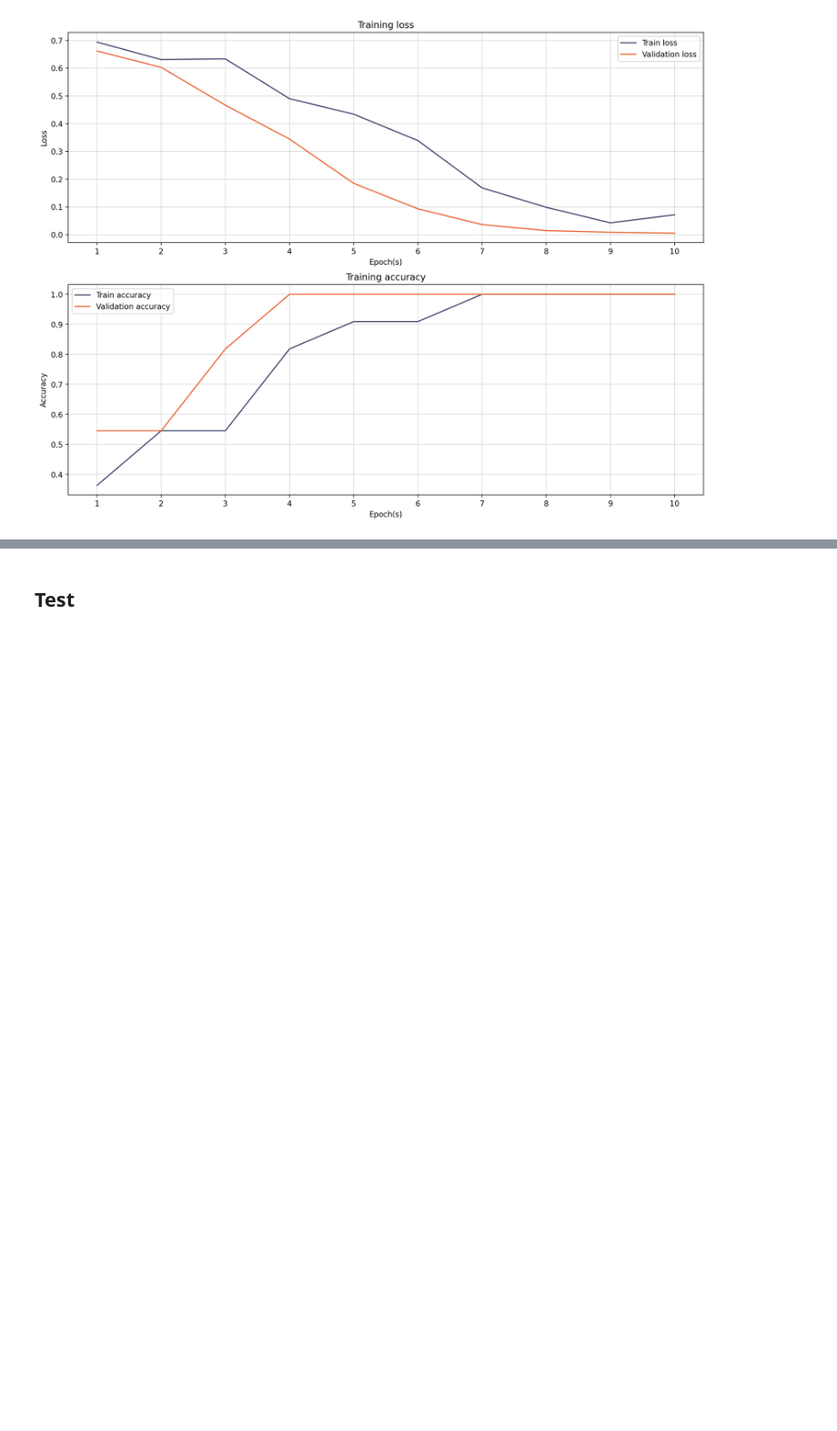
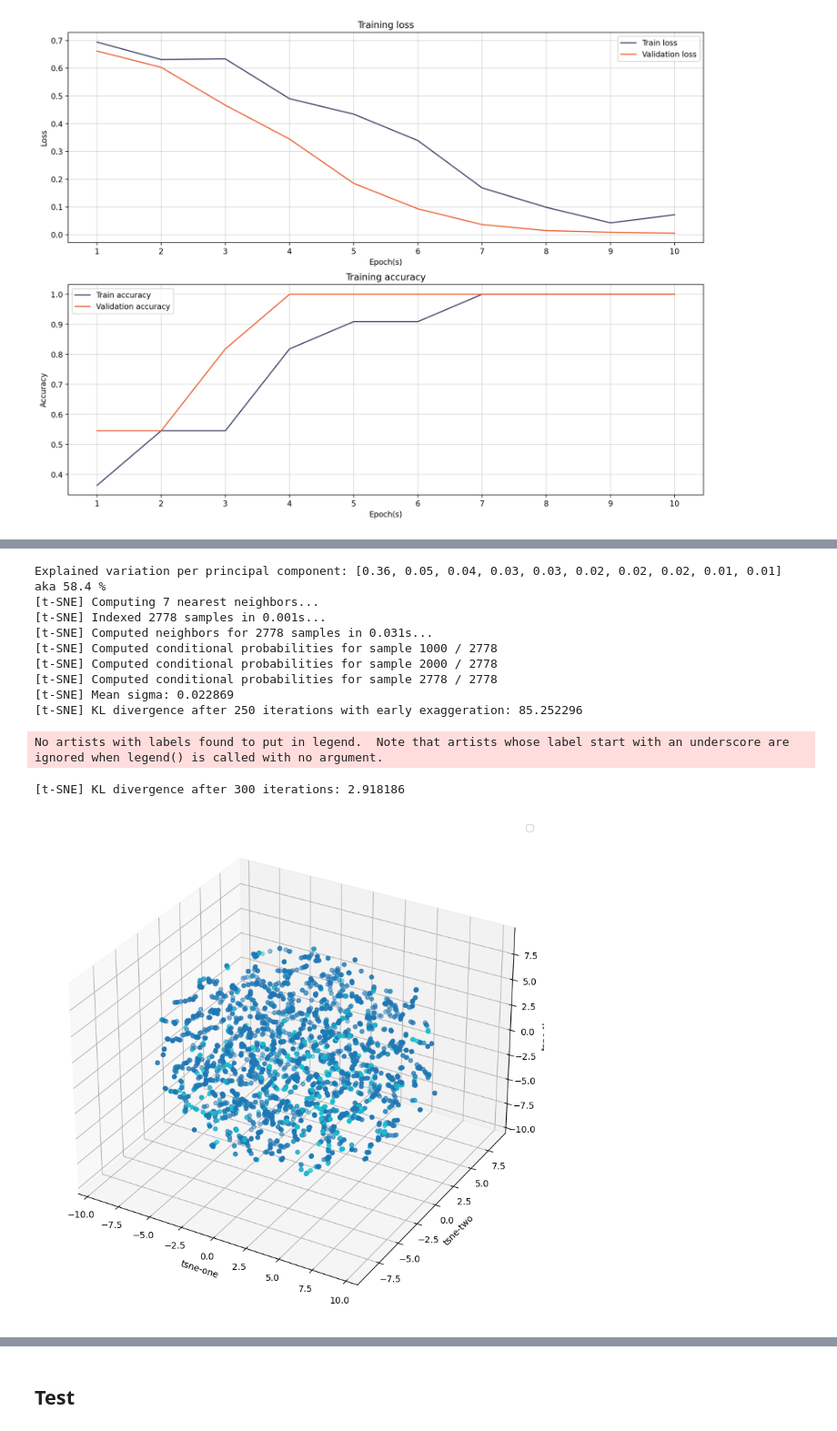
Before and after one commit to DanielSc4/Approach-LWD, a Jupyter notebook: src/bert-like_test.ipynb, the cells around one changed output, grey strips where cells are left out. Shown at 91% size. Saved outputs shown, nothing was run; the diff lists cells and outputs as text; code cells hidden in the pictures; blank space fills up the shorter version.

```diff
--- a/src/bert-like_test.ipynb
+++ b/src/bert-like_test.ipynb
@@ -282,0 +486,45 @@ with open('backup_history1.pkl', 'wb') as f:
+# %%
+from sklearn.decomposition import PCA
+pca = PCA(n_components = 10)
+pca_result = pca.fit_transform(embeddings_train)
+
+print('Explained variation per principal component: {}'.format([round(ele, 2) for ele in pca.explained_variance_ratio_]))
+print(f'aka {round(sum(pca.explained_variance_ratio_), 3) * 100} %')
+
+
+# 3d TSNE
+tsne = TSNE(n_components=3, verbose=1, perplexity = 2, n_iter=300)
+tsne_results = tsne.fit_transform(np.array(pca_result))
+
+one_dim = tsne_results[:,0]
+two_dim = tsne_results[:,1]
+three_dim = tsne_results[:,2]
+
+fig = plt.figure(figsize=(16,10))
+ax = fig.add_subplot(projection='3d')
+ax.scatter(
+    xs = one_dim,
+    ys = two_dim,
+    zs = three_dim,
+    c = labels_train,
+    cmap='tab10'
+)
+ax.set_xlabel('tsne-one')
+ax.set_ylabel('tsne-two')
+ax.set_zlabel('tsne-three')
+plt.legend()
+plt.show()
+# %% [output]
+Explained variation per principal component: [0.36, 0.05, 0.04, 0.03, 0.03, 0.02, 0.02, 0.02, 0.01, 0.01]
+aka 58.4 %
+[t-SNE] Computing 7 nearest neighbors...
+[t-SNE] Indexed 2778 samples in 0.001s...
+[t-SNE] Computed neighbors for 2778 samples in 0.031s...
+[t-SNE] Computed conditional probabilities for sample 1000 / 2778
+[t-SNE] Computed conditional probabilities for sample 2000 / 2778
+[t-SNE] Computed conditional probabilities for sample 2778 / 2778
+[t-SNE] Mean sigma: 0.022869
+[t-SNE] KL divergence after 250 iterations with early exaggeration: 85.252296
+No artists with labels found to put in legend.  Note that artists whose label start with an underscore are ignored when legend() is called with no argument.
+[t-SNE] KL divergence after 300 iterations: 2.918186
+[figure, added]
```
Also changed, not shown: parts of 24 cells of this notebook.
